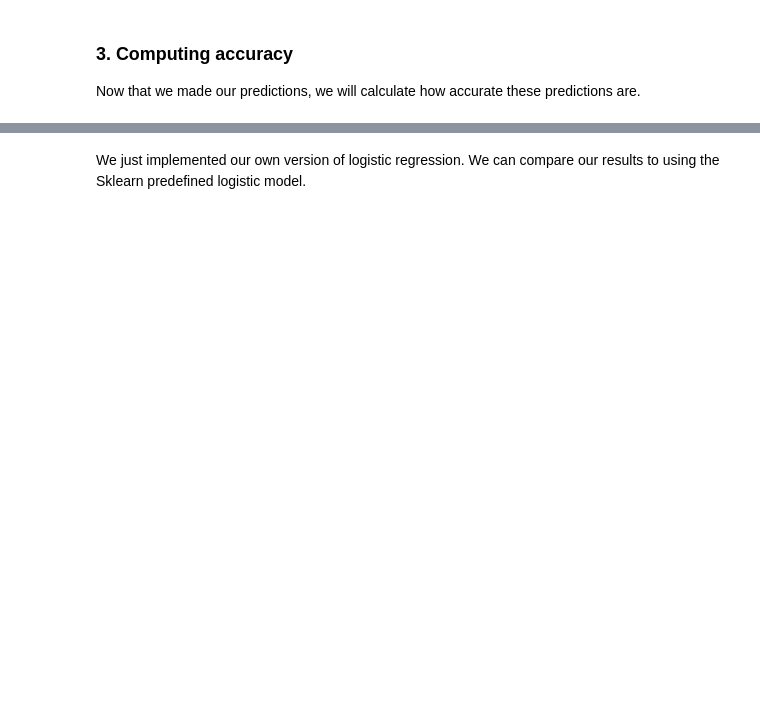
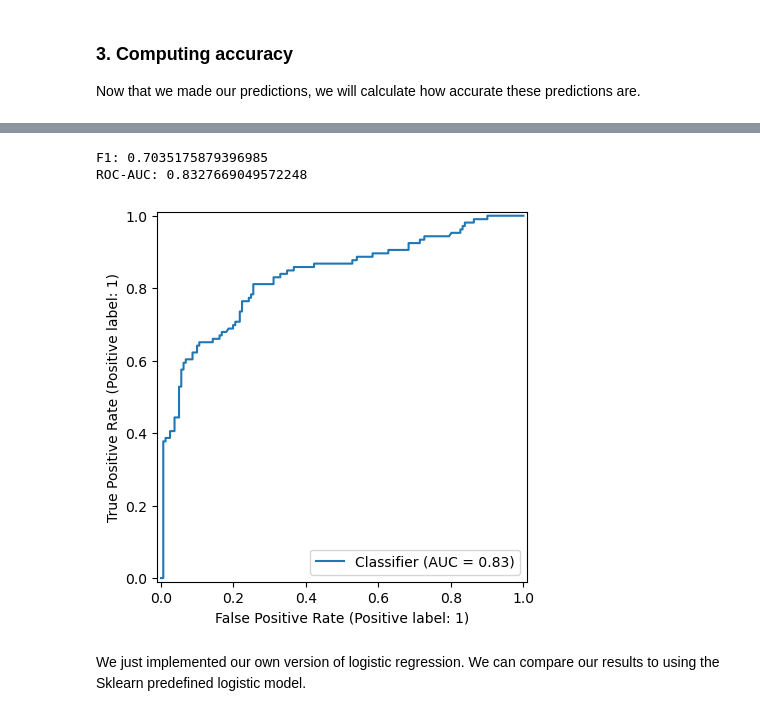
Before and after one commit to thomaskleingoldewijk/titanic-logreg, a Jupyter notebook: titanic-logreg/notebook.ipynb, the cells around one changed output, grey strips where cells are left out. Saved outputs shown, nothing was run; the diff lists cells and outputs as text; code cells hidden in the pictures; blank space fills up the shorter version.

```diff
--- a/titanic-logreg/notebook.ipynb
+++ b/titanic-logreg/notebook.ipynb
@@ -613,3 +452,15 @@ print(confusion_matrix(predictions_test, y_test))
+# %%
+from sklearn.metrics import f1_score, roc_auc_score, RocCurveDisplay
+
+proba_test = logistic_model(X_test, w_hat, b_hat).ravel()
+print("F1:", f1_score(y_test.ravel(), predictions_test.ravel()))
+print("ROC-AUC:", roc_auc_score(y_test.ravel(), proba_test))
+RocCurveDisplay.from_predictions(y_test.ravel(), proba_test)
+plt.show()
+# %% [output]
+F1: 0.7035175879396985
+ROC-AUC: 0.8327669049572248
+[figure, added]
 # %% [markdown]
 We just implemented our own version of logistic regression.
 We can compare our results to using the Sklearn predefined logistic model.
```
Also changed, not shown: parts of 15 cells of this notebook, 1 other file.
